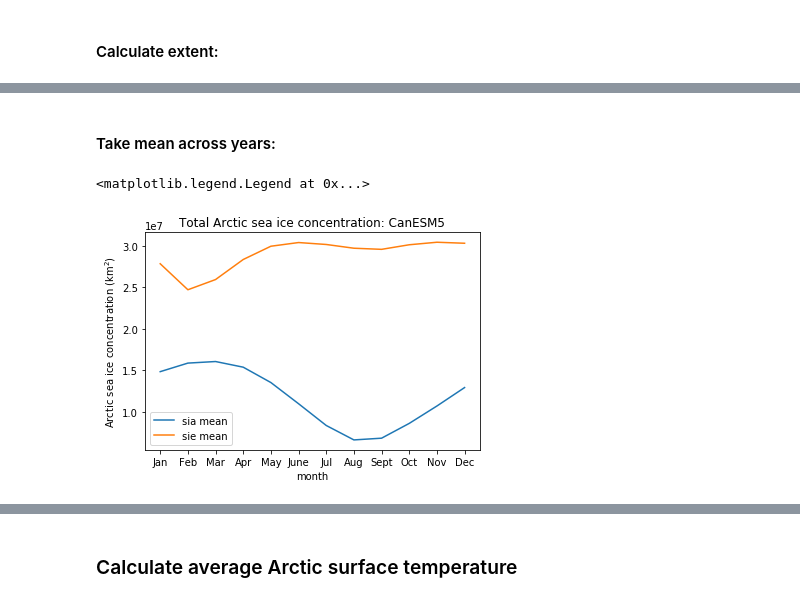
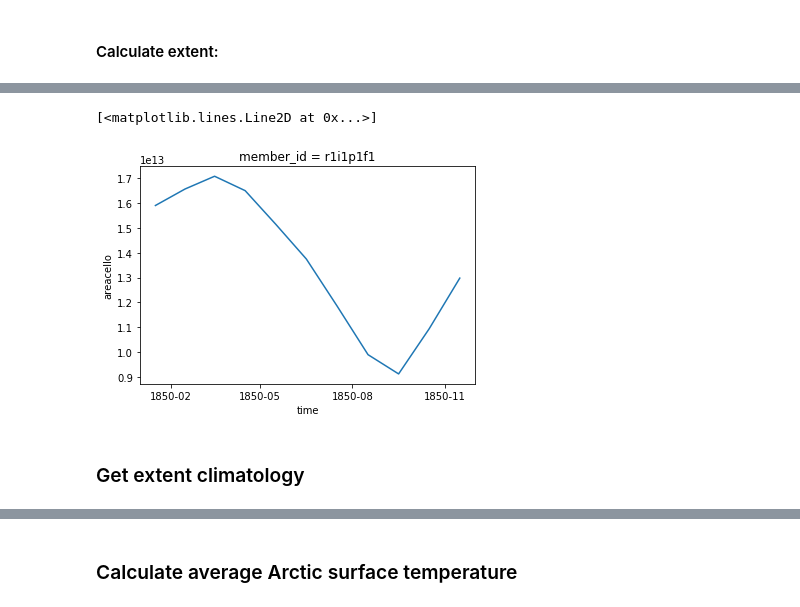
Before and after one commit to smithmadisonm/cmip6-seaice-temp-sensitivity, a Jupyter notebook: notebooks/combined_notebook.ipynb, the cells around one changed output, grey strips where cells are left out. Cells and saved outputs as stored; diff of their text form; code cells hidden in the pictures.

```diff
--- a/notebooks/combined_notebook.ipynb
+++ b/notebooks/combined_notebook.ipynb
@@ -106,4 +109,10 @@ ts_Arctic_extent.plot()
-# %% [markdown]
-#### Take mean across years:
+# %%
+#Plot a single year
+ts_Arctic_extent[0:11].plot()
+# %% [output]
+[<matplotlib.lines.Line2D at 0x...>]
+[figure, added]
+# %% [markdown]
+### Get extent climatology
 # %%
 month_lab = ['Jan','Feb','Mar','Apr','May','June','Jul','Aug','Sept','Oct','Nov','Dec']
@@ -117,11 +118,0 @@ sie_mon_mn = sie_mon.groupby('time.month').mean('time').isel(member_id=0)
-# %%
-si_mon_mn.plot(label='sia mean')
-sie_mon_mn.plot(label='sie mean')
-#plt.fill_between(si_mon_mn.month,si_mon_mn-2*si_mon_std,si_mon_mn+2*si_mon_std,alpha=0.3)
-plt.xticks(np.arange(1,13,1), month_lab)
-plt.ylabel('Arctic sea ice concentration (km$^{2}$)')
-plt.title('Total Arctic sea ice concentration: '+m)
-plt.legend()
-# %% [output]
-<matplotlib.legend.Legend at 0x...>
-[figure, removed]
```
Also changed, not shown: parts of 16 cells of this notebook.
